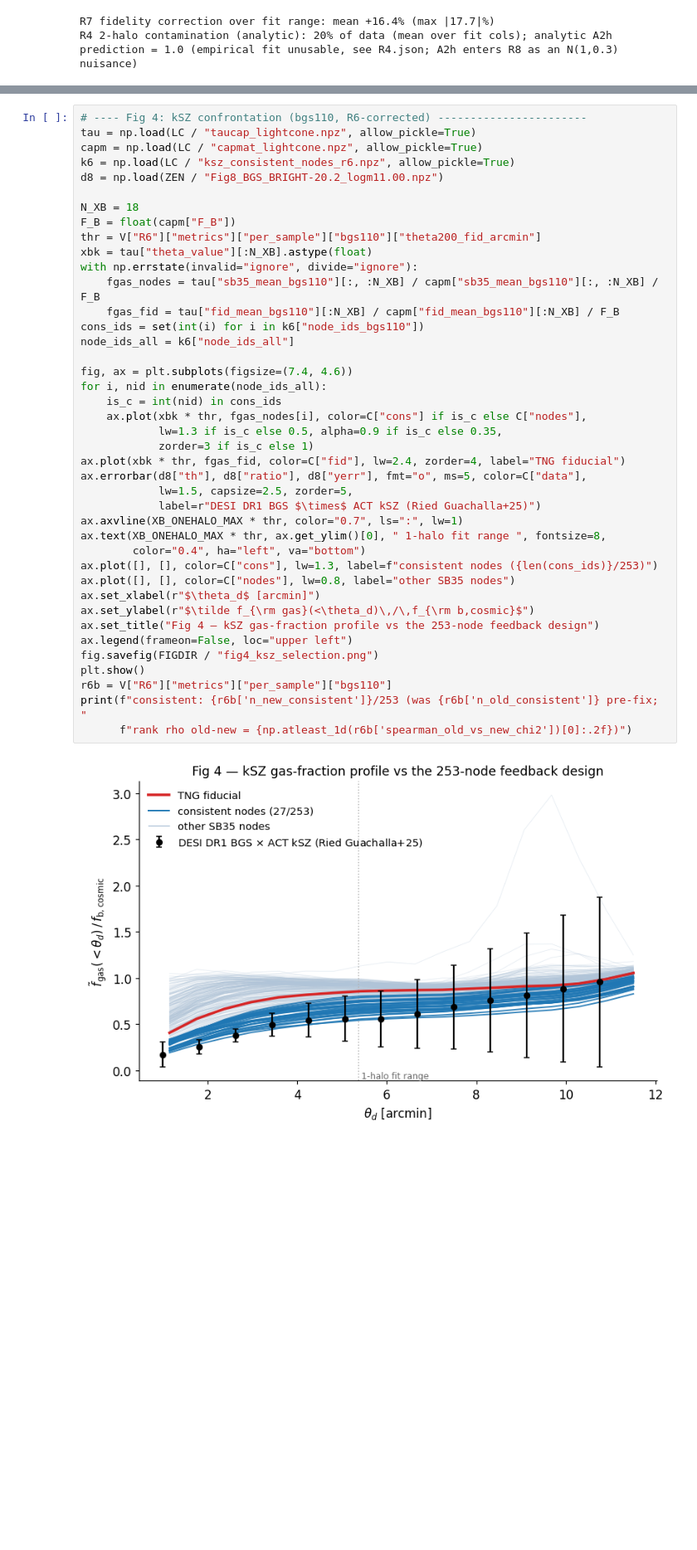
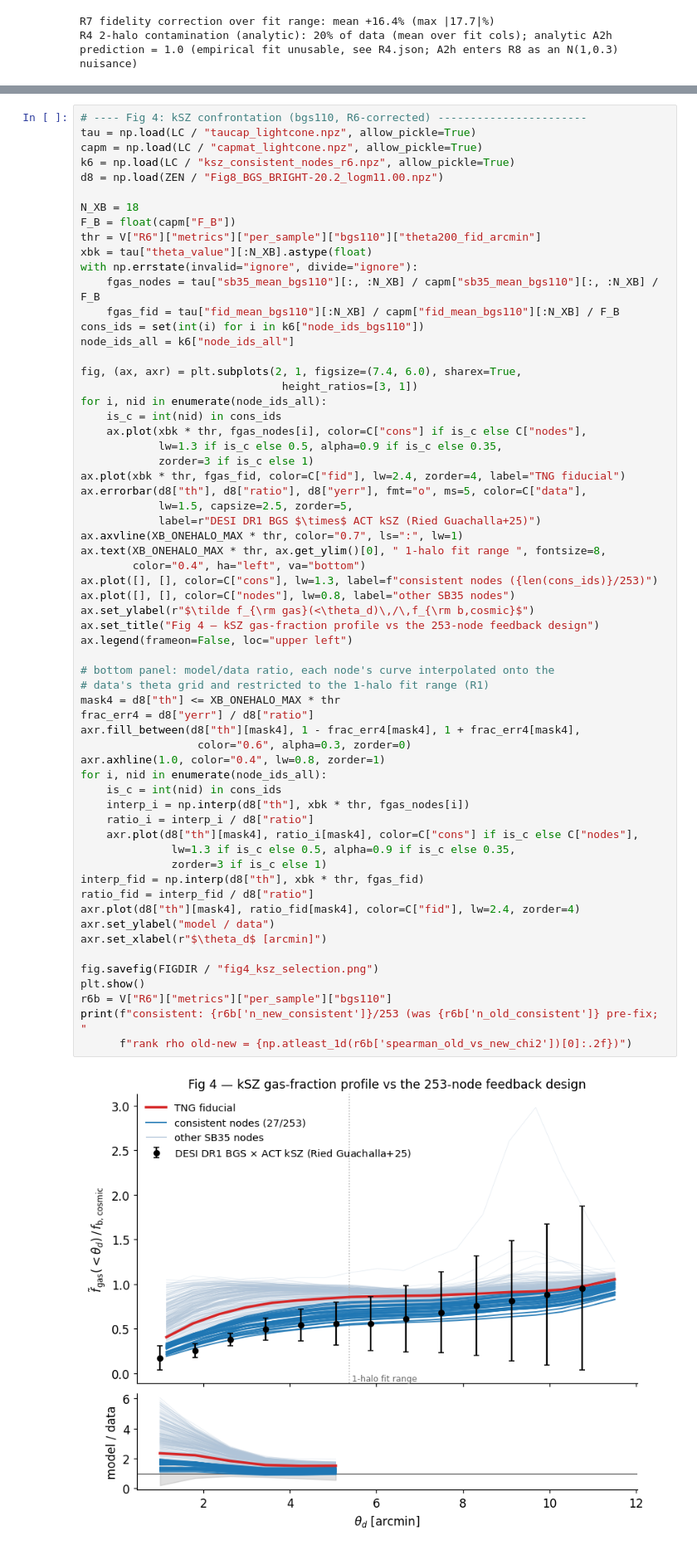
Before and after one commit to Maxelee/BIND, a Jupyter notebook: examples/paper_p4c_tsz_ksz.ipynb, the cells around one changed output, grey strips where cells are left out. Shown at 83% size. Drawn from its saved outputs; the diff is of its cells as text; blank space fills up the shorter version.

Commit message:
paper phase R: residual/ratio sub-panels on Figs 4-5 + named strongest-feedback curve (run 173)
Co-Authored-By: Claude Fable 5 <noreply@anthropic.com>

```diff
--- a/examples/paper_p4c_tsz_ksz.ipynb
+++ b/examples/paper_p4c_tsz_ksz.ipynb
@@ -455,36 +455,57 @@ thr = V["R6"]["metrics"]["per_sample"]["bgs110"]["theta200_fid_arcmin"]
 xbk = tau["theta_value"][:N_XB].astype(float)
 with np.errstate(invalid="ignore", divide="ignore"):
     fgas_nodes = tau["sb35_mean_bgs110"][:, :N_XB] / capm["sb35_mean_bgs110"][:, :N_XB] / F_B
     fgas_fid = tau["fid_mean_bgs110"][:N_XB] / capm["fid_mean_bgs110"][:N_XB] / F_B
 cons_ids = set(int(i) for i in k6["node_ids_bgs110"])
 node_ids_all = k6["node_ids_all"]
 
-fig, ax = plt.subplots(figsize=(7.4, 4.6))
+fig, (ax, axr) = plt.subplots(2, 1, figsize=(7.4, 6.0), sharex=True,
+                               height_ratios=[3, 1])
 for i, nid in enumerate(node_ids_all):
     is_c = int(nid) in cons_ids
     ax.plot(xbk * thr, fgas_nodes[i], color=C["cons"] if is_c else C["nodes"],
             lw=1.3 if is_c else 0.5, alpha=0.9 if is_c else 0.35,
             zorder=3 if is_c else 1)
 ax.plot(xbk * thr, fgas_fid, color=C["fid"], lw=2.4, zorder=4, label="TNG fiducial")
 ax.errorbar(d8["th"], d8["ratio"], d8["yerr"], fmt="o", ms=5, color=C["data"],
             lw=1.5, capsize=2.5, zorder=5,
             label=r"DESI DR1 BGS $\times$ ACT kSZ (Ried Guachalla+25)")
 ax.axvline(XB_ONEHALO_MAX * thr, color="0.7", ls=":", lw=1)
 ax.text(XB_ONEHALO_MAX * thr, ax.get_ylim()[0], " 1-halo fit range ", fontsize=8,
         color="0.4", ha="left", va="bottom")
 ax.plot([], [], color=C["cons"], lw=1.3, label=f"consistent nodes ({len(cons_ids)}/253)")
 ax.plot([], [], color=C["nodes"], lw=0.8, label="other SB35 nodes")
-ax.set_xlabel(r"$\theta_d$ [arcmin]")
 ax.set_ylabel(r"$\tilde f_{\rm gas}(<\theta_d)\,/\,f_{\rm b,cosmic}$")
 ax.set_title("Fig 4 — kSZ gas-fraction profile vs the 253-node feedback design")
 ax.legend(frameon=False, loc="upper left")
+
+# bottom panel: model/data ratio, each node's curve interpolated onto the
+# data's theta grid and restricted to the 1-halo fit range (R1)
+mask4 = d8["th"] <= XB_ONEHALO_MAX * thr
+frac_err4 = d8["yerr"] / d8["ratio"]
+axr.fill_between(d8["th"][mask4], 1 - frac_err4[mask4], 1 + frac_err4[mask4],
+                  color="0.6", alpha=0.3, zorder=0)
+axr.axhline(1.0, color="0.4", lw=0.8, zorder=1)
+for i, nid in enumerate(node_ids_all):
+    is_c = int(nid) in cons_ids
+    interp_i = np.interp(d8["th"], xbk * thr, fgas_nodes[i])
+    ratio_i = interp_i / d8["ratio"]
+    axr.plot(d8["th"][mask4], ratio_i[mask4], color=C["cons"] if is_c else C["nodes"],
+              lw=1.3 if is_c else 0.5, alpha=0.9 if is_c else 0.35,
+              zorder=3 if is_c else 1)
+interp_fid = np.interp(d8["th"], xbk * thr, fgas_fid)
+ratio_fid = interp_fid / d8["ratio"]
+axr.plot(d8["th"][mask4], ratio_fid[mask4], color=C["fid"], lw=2.4, zorder=4)
+axr.set_ylabel("model / data")
+axr.set_xlabel(r"$\theta_d$ [arcmin]")
+
 fig.savefig(FIGDIR / "fig4_ksz_selection.png")
 plt.show()
 r6b = V["R6"]["metrics"]["per_sample"]["bgs110"]
 print(f"consistent: {r6b['n_new_consistent']}/253 (was {r6b['n_old_consistent']} pre-fix; "
       f"rank rho old-new = {np.atleast_1d(r6b['spearman_old_vs_new_chi2'])[0]:.2f})")
 # %% [output]
-[figure, old version]
+[figure, new version]
 consistent: 27/253 (was 31 pre-fix; rank rho old-new = 0.97)
 # %% [markdown]
 ### 3.2  The tSZ data reject the entire design: a strong-feedback tension
```
Also changed, not shown: parts of 1 cell of this notebook, 1 other file.
